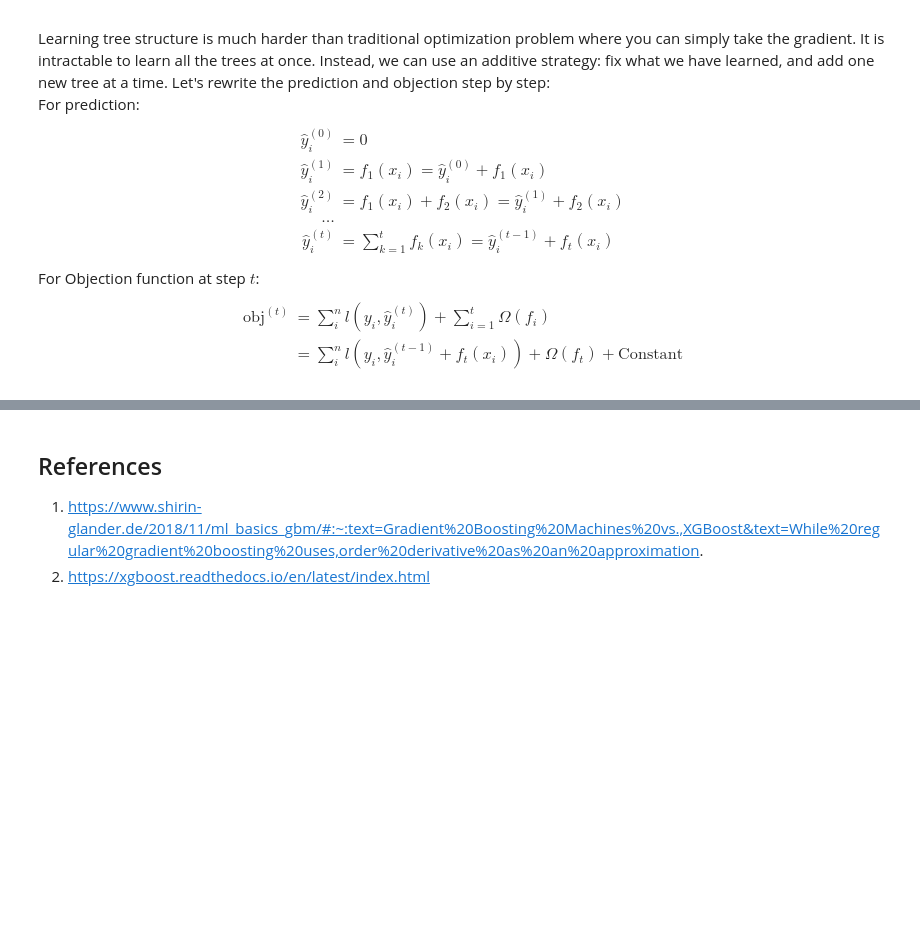
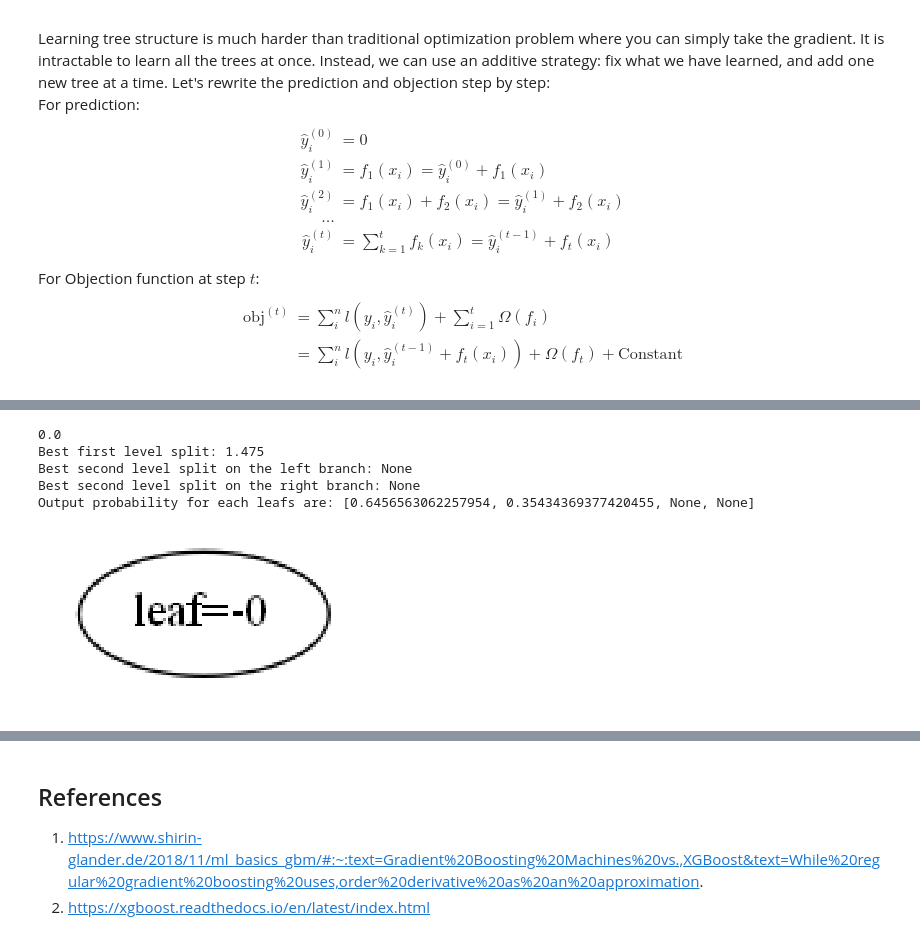
Before and after one commit to southnorthist/kaggle_analysis, a Jupyter notebook: XGBoost/XGBoost_Methodology_Application.ipynb, the cells around one changed output, grey strips where cells are left out. Cells and saved outputs as stored; diff of their text form; code cells hidden in the pictures; blank space fills up the shorter version.

```diff
--- a/XGBoost/XGBoost_Methodology_Application.ipynb
+++ b/XGBoost/XGBoost_Methodology_Application.ipynb
@@ -128,3 +248,81 @@ Inspired by Statquest
+# %%
+# Prediction at initial step: y = 0.5
+# Assume maximum depth is 2, lambda = 0, gamma = 0, learning_rate = 0.3
+lambda_ = 0
+gamma_ = 0
+pred = 0.5
+learning_rate = 0.3
+# Define a function that can select the best split at each level
+def select_split_class(Xsplits, pred, y, rootscore):
+    left_simi_score, right_simi_score, gain= np.zeros(len(Xsplits)), np.zeros(len(Xsplits)), np.zeros(len(Xsplits))
+    for i in range(1, len(Xsplits) + 1):
+        left_simi_score[i-1] = (sum(y[:i] - pred)) ** 2 /(i * pred * (1-pred) + lambda_)
+        right_simi_score[i-1] = (sum(y[i:] - pred)) ** 2 /((len(Xsplits) + 1 - i) * pred * (1-pred) + lambda_)
+        gain[i-1] = left_simi_score[i-1] + right_simi_score[i-1] - rootscore - gamma_
+    if np.max(gain) > 0:
+        best_split = Xsplits[(gain == np.max(gain)) & (gain > 0)].item()
+        simi_score = [left_simi_score[(gain == np.max(gain)) & (gain > 0)].item(), right_simi_score[(gain == np.max(gain)) & (gain > 0)].item()]
+    else:
+        best_split = simi_score = None
+    return best_split, simi_score
+
+# Similarity score with no split
+simi_score_root = (sum(def_flag- 0.5)) ** 2 /(len(def_flag) + lambda_)
+print(simi_score_root)
+# Possible splits at level 1
+split_lvl_1 = np.array([(dscr[i] + dscr[i+1])/2 for i in range(0, len(dscr)-1)])
+best_split_lvl_1, simi_score_lvl_1 = select_split_class(split_lvl_1, 0.5, def_flag, simi_score_root)
+print("Best first level split: " + str(best_split_lvl_1))
+# Possible splits at level 2
+split_lvl_2l = split_lvl_1[split_lvl_1 < best_split_lvl_1]
+split_lvl_2r = split_lvl_1[split_lvl_1 > best_split_lvl_1]
+best_split_lvl_2l, simi_score_lvl_2l = select_split_class(split_lvl_2l, 0.5, def_flag[dscr < best_split_lvl_1], simi_score_lvl_1[0])
+print("Best second level split on the left branch: " + str(best_split_lvl_2l))
+best_split_lvl_2r, simi_score_lvl_2r = select_split_class(split_lvl_2r, 0.5, def_flag[dscr >= best_split_lvl_1], simi_score_lvl_1[1])
+print("Best second level split on the right branch: " + str(best_split_lvl_2r))
+# Calculate the output value/w_j
+def output_value_class(best_split_lvl_1, best_split_lvl_2l, best_split_lvl_2r, y):
+    w_1 = w_2 = w_3 = w_4 = None
+    if (best_split_lvl_1 != None) & (best_split_lvl_2l != None) & (best_split_lvl_2r != None):
+        w_1 = learning_rate * sum(y[dscr < best_split_lvl_2l] - 0.5)/(len(y[dscr < best_split_lvl_2l]) * pred * (1-pred))
+        w_2 = learning_rate * sum(y[(dscr >= best_split_lvl_2l)& (dscr < best_split_lvl_1)] - 0.5) /(len(y[(dscr >= best_split_lvl_2l)& (dscr < best_split_lvl_1)]) * pred * (1-pred))
+        w_3 = learning_rate * sum(y[(dscr >= best_split_lvl_1)& (dscr < best_split_lvl_2r)] - 0.5) /(len(y[(dscr >= best_split_lvl_1)& (dscr < best_split_lvl_2r)]) * pred * (1-pred))
+        w_4 = learning_rate * sum(y[dscr >= best_split_lvl_2r] - 0.5) / (len(y[dscr >= best_split_lvl_2r]) * pred * (1-pred))
+    elif (best_split_lvl_1 != None) & (best_split_lvl_2l != None):
+        w_1 = learning_rate * sum(y[dscr < best_split_lvl_2l] - 0.5)/(len(score[dscr < best_split_lvl_2l]) * pred * (1-pred))
+        w_2 = learning_rate * sum(y[(dscr >= best_split_lvl_2l)& (dscr < best_split_lvl_1)] - 0.5) / (len(y[(dscr >= best_split_lvl_2l)& (dscr < best_split_lvl_1)]) * pred * (1-pred))
+        w_3 = learning_rate * sum(y[(dscr >= best_split_lvl_1)] - 0.5) / (len(y[(dscr >= best_split_lvl_1)]) * pred * (1-pred))
+    elif  (best_split_lvl_1 != None):
+        w_1 = learning_rate * sum(y[dscr < best_split_lvl_1] - 0.5)/(len(y[dscr < best_split_lvl_1]) * pred * (1-pred))
+        w_2 = learning_rate * sum(y[(dscr >= best_split_lvl_1)] - 0.5) / (len(y[(dscr >= best_split_lvl_1)]) * pred * (1-pred))
+    else:
+        print("No split!")
+    if w_1 != None:
+        w_1 = 1/ (np.exp(-w_1) + 1)
+    if w_2 != None:
+        w_2 = 1/ (np.exp(-w_2) + 1)
+    if w_3 != None:
+        w_3 = 1/ (np.exp(-w_3) + 1)
+    if w_4 != None:
+        w_4 = 1/ (np.exp(-w_4) + 1)
+    return w_1, w_2, w_3, w_4
+w_1, w_2, w_3, w_4 = output_value_class(best_split_lvl_1, best_split_lvl_2l, best_split_lvl_2r, def_flag)
+print("Output probability for each leafs are: " + str([w_1, w_2, w_3, w_4]))
+# %% [output]
+0.0
+Best first level split: 1.475
+Best second level split on the left branch: None
+Best second level split on the right branch: None
+Output probability for each leafs are: [0.6456563062257954, 0.35434369377420455, None, None]
+# %%
+# You can verify the above results from the XGBRegressor???
+xgb_class = xgb.XGBClassifier(objective='binary:logitraw', colsample_bytree=1, learning_rate=1, max_depth=2, alpha = 0, reg_lambda=0, gamma = 0, base_score = 0.5, n_estimators=1)
+xgb_class.fit(eg_data[["dscr"]], eg_data['def_flag'])
+xgb.plot_tree(xgb_class, num_trees=0, rankdir='LR')
+plt.rcParams['figure.figsize'] = [5, 5]
+plt.show()
+# %% [output]
+[figure, added]
 # %% [markdown]
 ## 6. Hyper Parameters and Tuning for XGBoost
 ### 6.1 Types of Parameters
```
Also changed, not shown: parts of 36 cells of this notebook, 2 other files.
